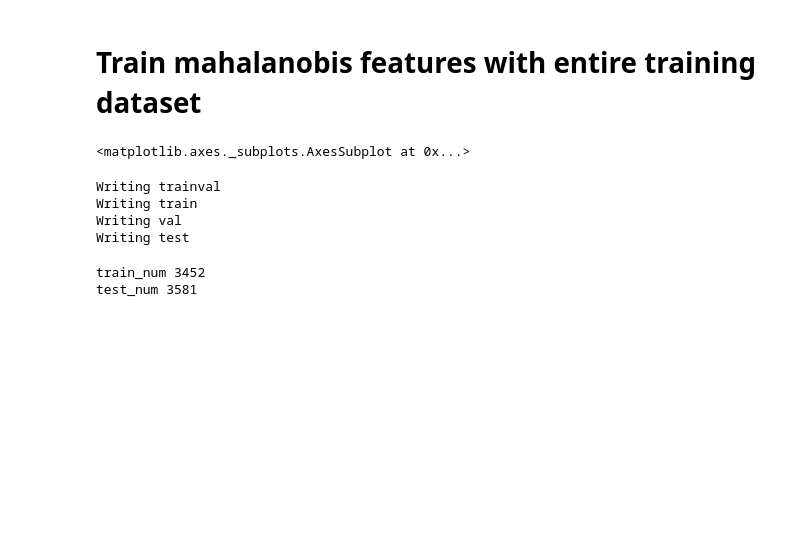
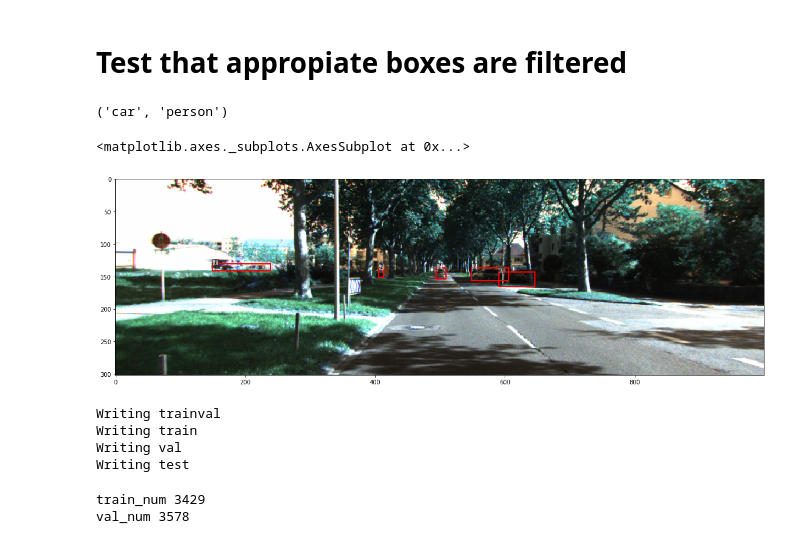
Before and after one commit to BalahariVignesh/simple-faster-rcnn-pytorch, a Jupyter notebook: data-subsetting.ipynb, the cells around one changed output. Saved outputs shown, nothing was run; the diff lists cells and outputs as text; code cells hidden in the pictures; blank space fills up the shorter version.

```diff
--- a/data-subsetting.ipynb
+++ b/data-subsetting.ipynb
@@ -8,5 +11,5 @@ import numpy as np
-# %% [markdown]
-# Train mahalanobis features with entire training dataset
+# %% [markdown]
+# Test that appropiate boxes are filtered
 # %%
 from utils.config import opt
 from data.dataset import Dataset, TestDataset
@@ -15,31 +18,34 @@ from torch.utils.data import DataLoader
 opt.voc_data_dir = "/media/tadenoud/DATADisk/datasets/kitti_2d/VOC2012/"
 dataset = Dataset(opt)
 # %%
-IMG_NUM = 18
+IMG_NUM = 19
 
 img, bbox, label, scale = dataset[IMG_NUM]
 
 from data.util import  read_image
 from utils.vis_tool import vis_bbox
 
 mean = np.array([122.7717, 115.9465, 102.9801]).reshape(3, 1, 1)
 
 def unnormalize_img(img, mean=mean):
     return img + mean
 
 from utils.class_labels import CLASS_LABELS
+keep_classes = ['car', 'person']
 
-def filter_labels(bbox, label, keep_classes=['car', 'van']):
+def filter_labels(bbox, label, keep_classes=['car', 'person']):
     keep_classes = list(map(CLASS_LABELS.index, keep_classes))
     mask = [l == -1 or l in keep_classes for l in label]
 
     return bbox[mask], label[mask]
 
 
 bbox, label = filter_labels(bbox, label)
 vis_bbox(unnormalize_img(img), bbox, label)
 # %% [output]
-<matplotlib.axes._subplots.AxesSubplot at 0x...>
+('car', 'person')
+<matplotlib.axes._subplots.AxesSubplot at 0x...>
+[figure, added]
 # %%
 from misc.filter_image_sets import create_filtered_img_set
 # %%
@@ -61,7 +67,7 @@ with open("./train.txt", 'rb') as f:
     print("train_num", len(f.readlines()))
 
 with open("./val.txt", 'rb') as f:
-    print("test_num", len(f.readlines()))
+    print("val_num", len(f.readlines()))
 # %% [output]
-train_num 3452
-test_num 3581
+train_num 3429
+val_num 3578
```
Also changed, not shown: parts of 1 cell of this notebook, 27 other files.
